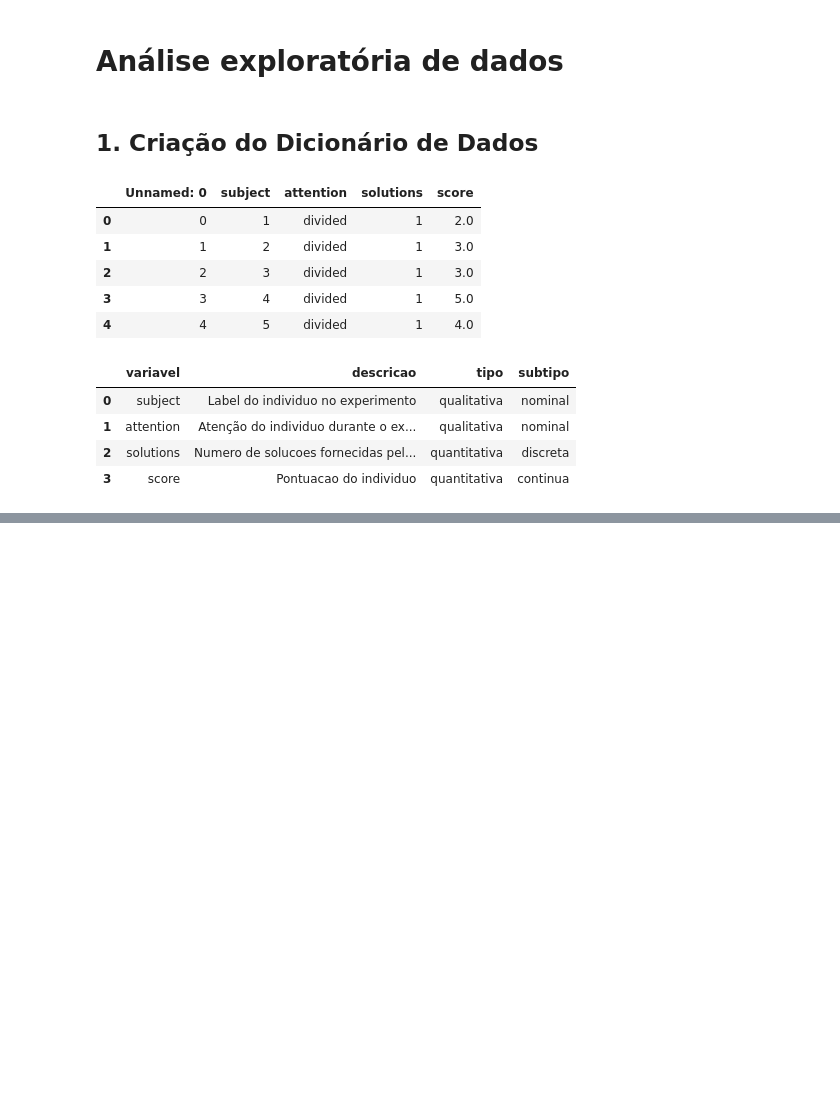
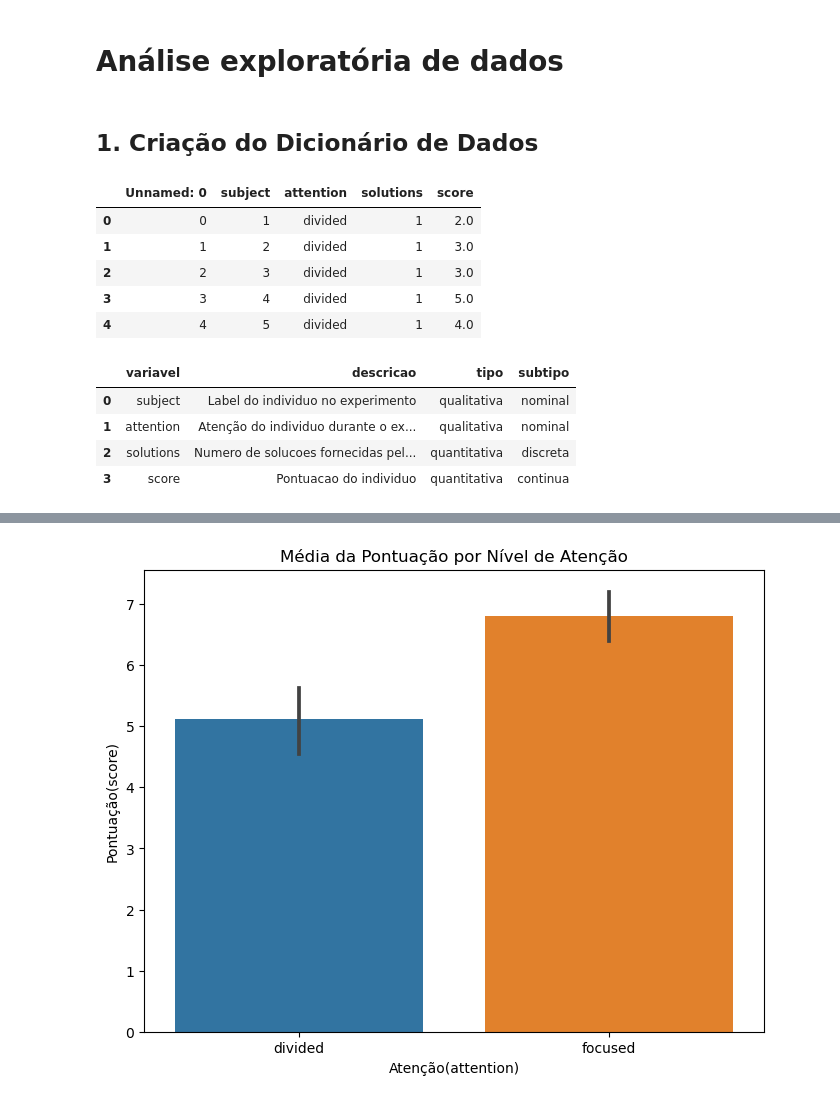
Before and after one commit to Jamaleco/avanti-bootcamp, a Jupyter notebook: notebooks/01-exploratory_data_analysis.ipynb, the cells around one changed output, grey strips where cells are left out. Saved outputs shown, nothing was run; the diff lists cells and outputs as text; code cells hidden in the pictures; blank space fills up the shorter version.

```diff
--- a/notebooks/01-exploratory_data_analysis.ipynb
+++ b/notebooks/01-exploratory_data_analysis.ipynb
@@ -51,0 +57,3 @@ df_dict.to_csv('../data/external/dicionario.csv', index=False)
+# %%
+df = pd.read_csv('../data/raw/attention.csv')
+df.head(10)
@@ -51,0 +87,9 @@ df_dict.to_csv('../data/external/dicionario.csv', index=False)
+# %%
+plt.figure(figsize=(8, 6))
+sns.barplot(data=df, x='attention', y='score', estimator=np.mean)
+plt.title('Média da Pontuação por Nível de Atenção')
+plt.xlabel('Atenção(attention)')
+plt.ylabel('Pontuação(score)')
+plt.show()
+# %% [output]
+[figure, added]
```
Also changed, not shown: parts of 15 cells of this notebook.
